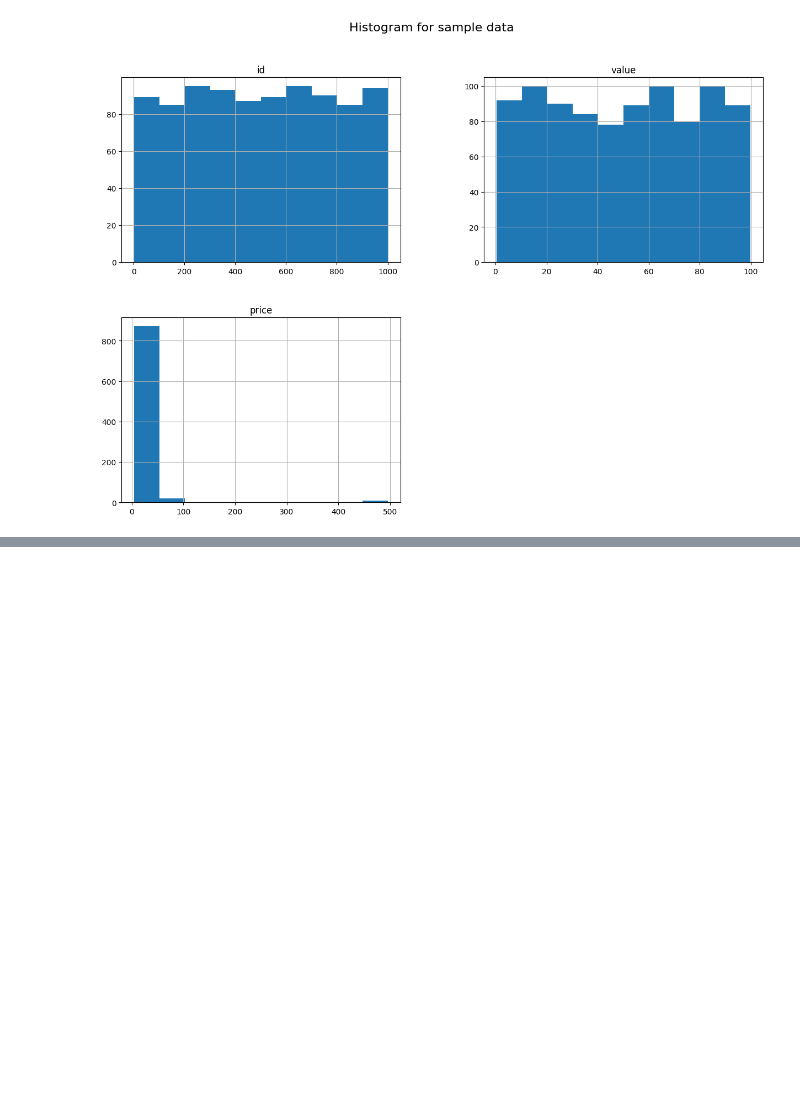
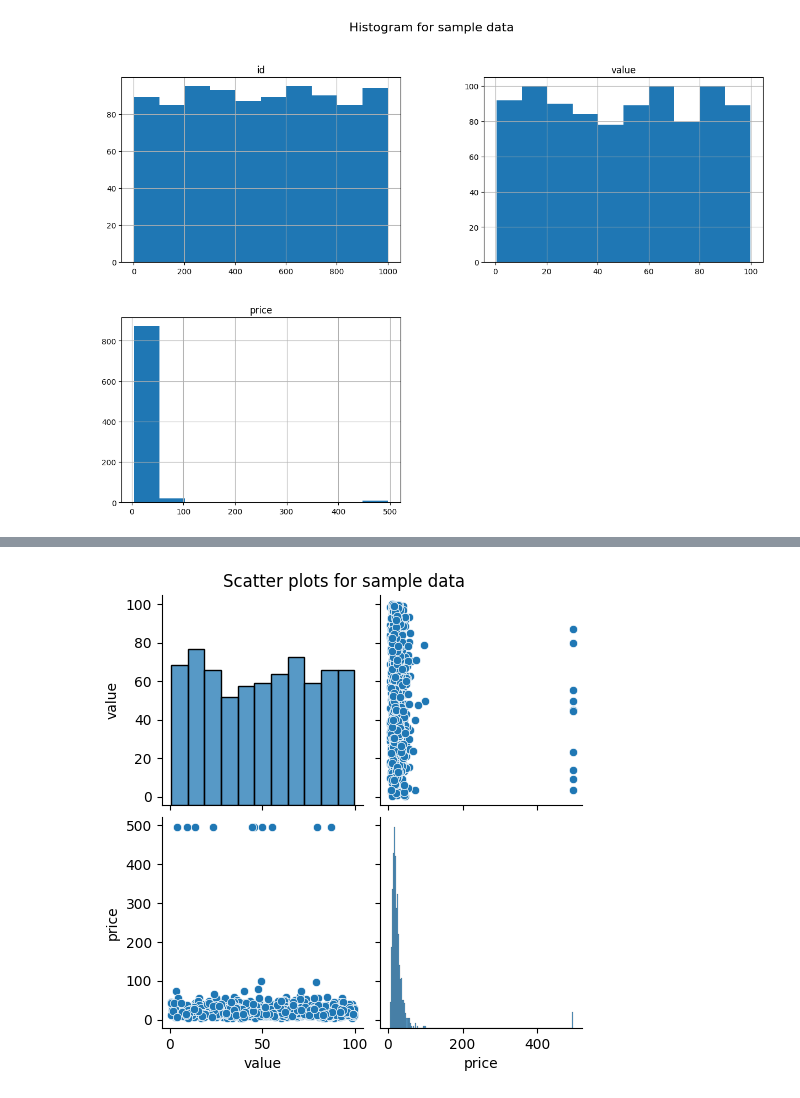
Before and after one commit to siddhantbhattarai/AI-Pre-Foundation, a Jupyter notebook: Day_5_Visualization_Exercise.ipynb, the cells around one changed output, grey strips where cells are left out. Saved outputs shown, nothing was run; the diff lists cells and outputs as text; code cells hidden in the pictures; blank space fills up the shorter version.

```diff
--- a/Day_5_Visualization_Exercise.ipynb
+++ b/Day_5_Visualization_Exercise.ipynb
@@ -44,0 +53,7 @@ plt.show()
+# %%
+# Plot scatter plots fr sample data
+sns.pairplot(clean_df.select_dtypes(include=['float64']))
+plt.suptitle('Scatter plots for sample data', y = 1.02)
+plt.show()
+# %% [output]
+[figure, added]
```
Also changed, not shown: parts of 3 cells of this notebook.
